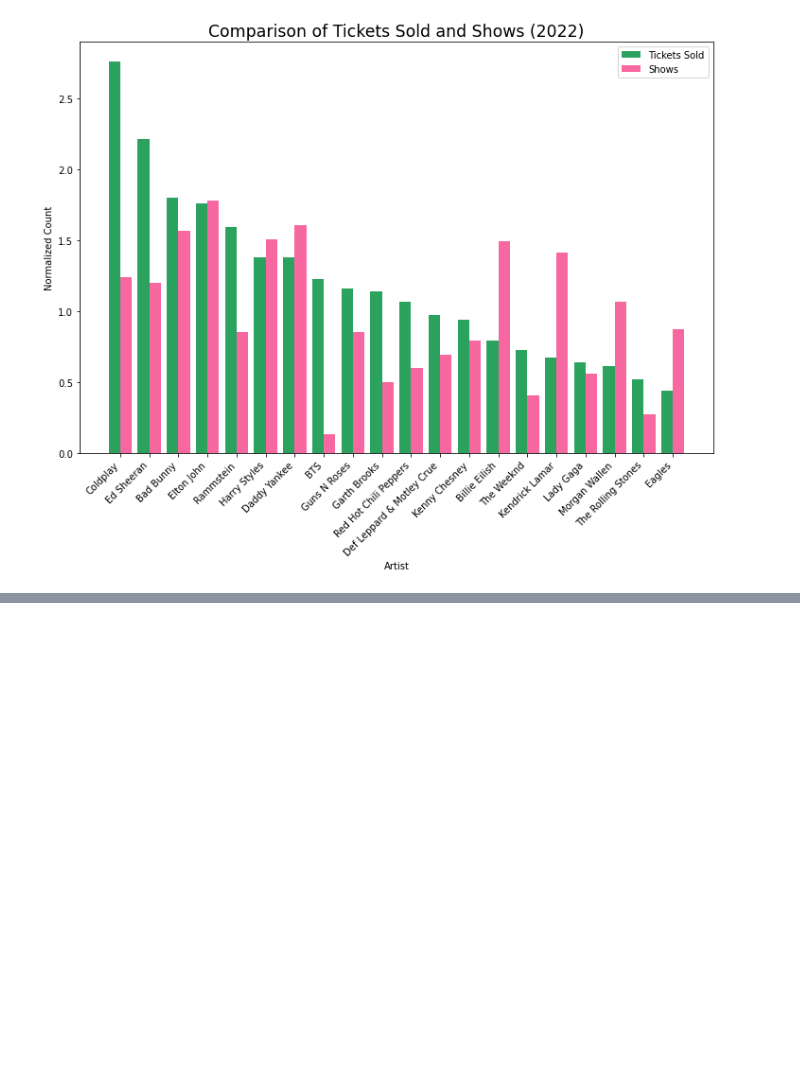
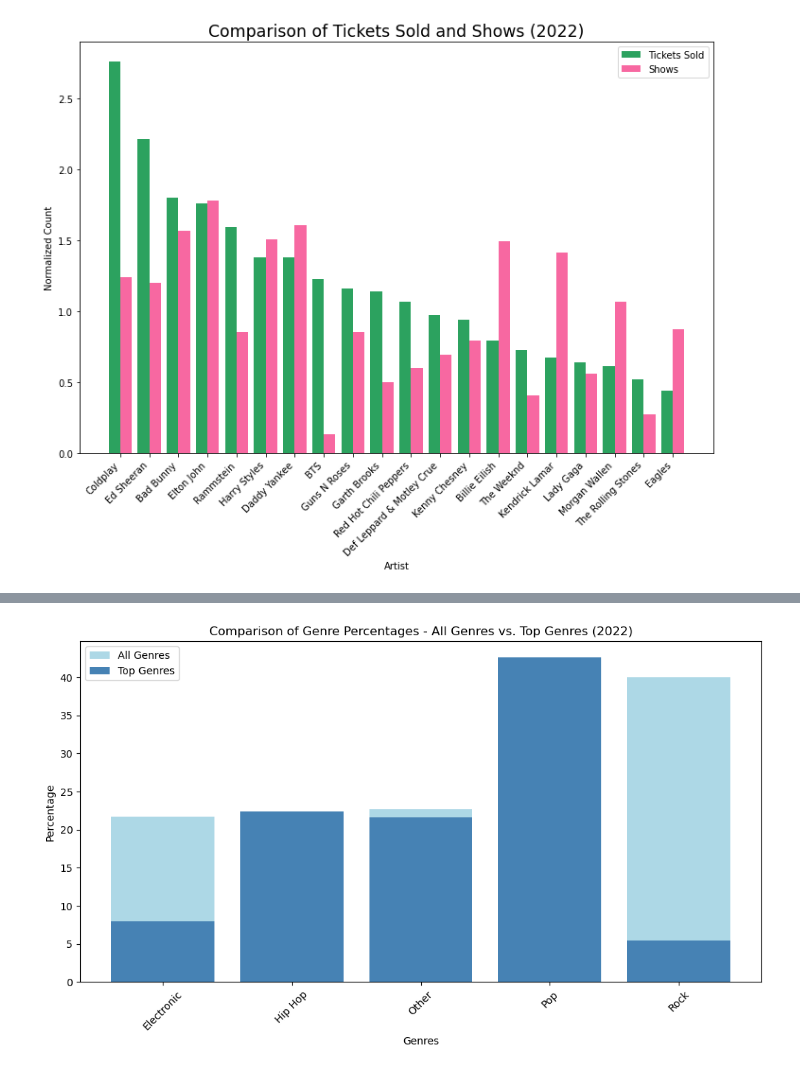
Before and after one commit to DrakeData/MSDS455-The_Show, a Jupyter notebook: Artsy Analysts.ipynb, the cells around one changed output, grey strips where cells are left out. Cells and saved outputs as stored; diff of their text form; code cells hidden in the pictures; blank space fills up the shorter version.

```diff
--- a/Artsy Analysts.ipynb
+++ b/Artsy Analysts.ipynb
@@ -993,0 +1878,5 @@ plt.show()
+# %%
+genre_2022 = test_df.merge(spotify_2022_df_count, on='genres_update', how='left')
+genre_2022['spotify_counts'] = genre_2022['spotify_counts'].fillna(0)
+genre_2022['spotify_counts'] = genre_2022['spotify_counts'].astype(int)
+genre_2022
@@ -993,0 +1890,3 @@ plt.show()
+# %%
+total_2022_albums = sum(genre_2022['count'])
+total_2022_albums
@@ -993,0 +1895,3 @@ plt.show()
+# %%
+total_2022_top_albums = sum(genre_2022['spotify_counts'])
+total_2022_top_albums
@@ -993,0 +1900,5 @@ plt.show()
+# %%
+genre_2022['% of all Albums'] = (genre_2022['count']/total_2022_albums)*100
+genre_2022['% of top Albums'] = (genre_2022['spotify_counts']/total_2022_top_albums)*100
+
+genre_2022
@@ -993,0 +1912,26 @@ plt.show()
+# %%
+# Set up the figure and axes
+fig, ax = plt.subplots(figsize=(10, 6))
+
+# Plot the bars for all genres
+ax.bar(genre_2022['genres_update'], genre_2022['% of all Albums'], label='All Genres', color='lightblue')
+
+# Plot the bars for top genres
+ax.bar(genre_2022['genres_update'], genre_2022['% of top Albums'], label='Top Genres', color='steelblue')
+
+# Set the title and labels
+ax.set_title('Comparison of Genre Percentages - All Genres vs. Top Genres (2022)')
+ax.set_xlabel('Genres')
+ax.set_ylabel('Percentage')
+
+# Add a legend
+ax.legend()
+
+# Rotate the x-axis labels for better readability
+plt.xticks(rotation=45)
+
+# Display the chart
+plt.tight_layout()
+plt.show()
+# %% [output]
+[figure, added]
```
Also changed, not shown: parts of 59 cells of this notebook, 2 other files.
